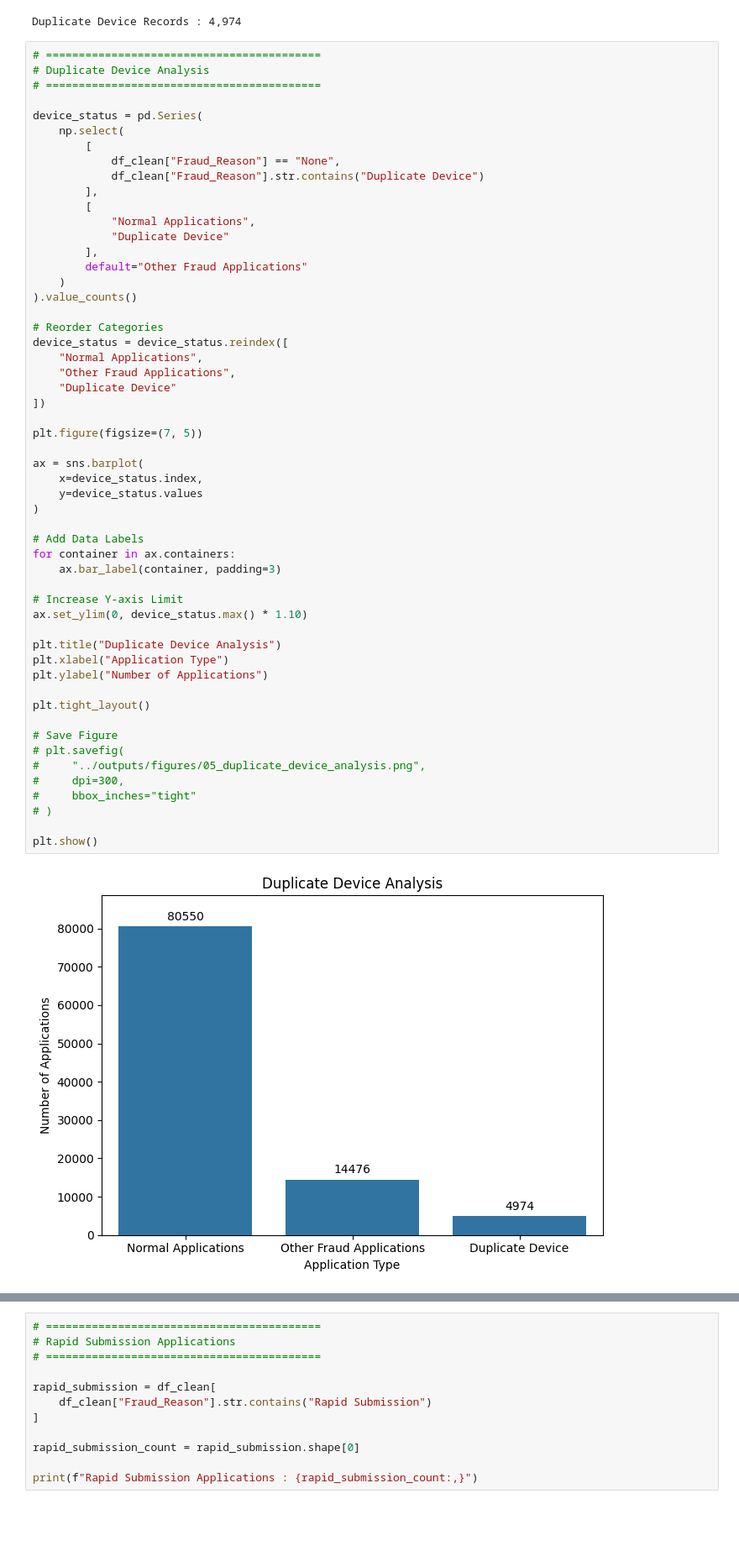
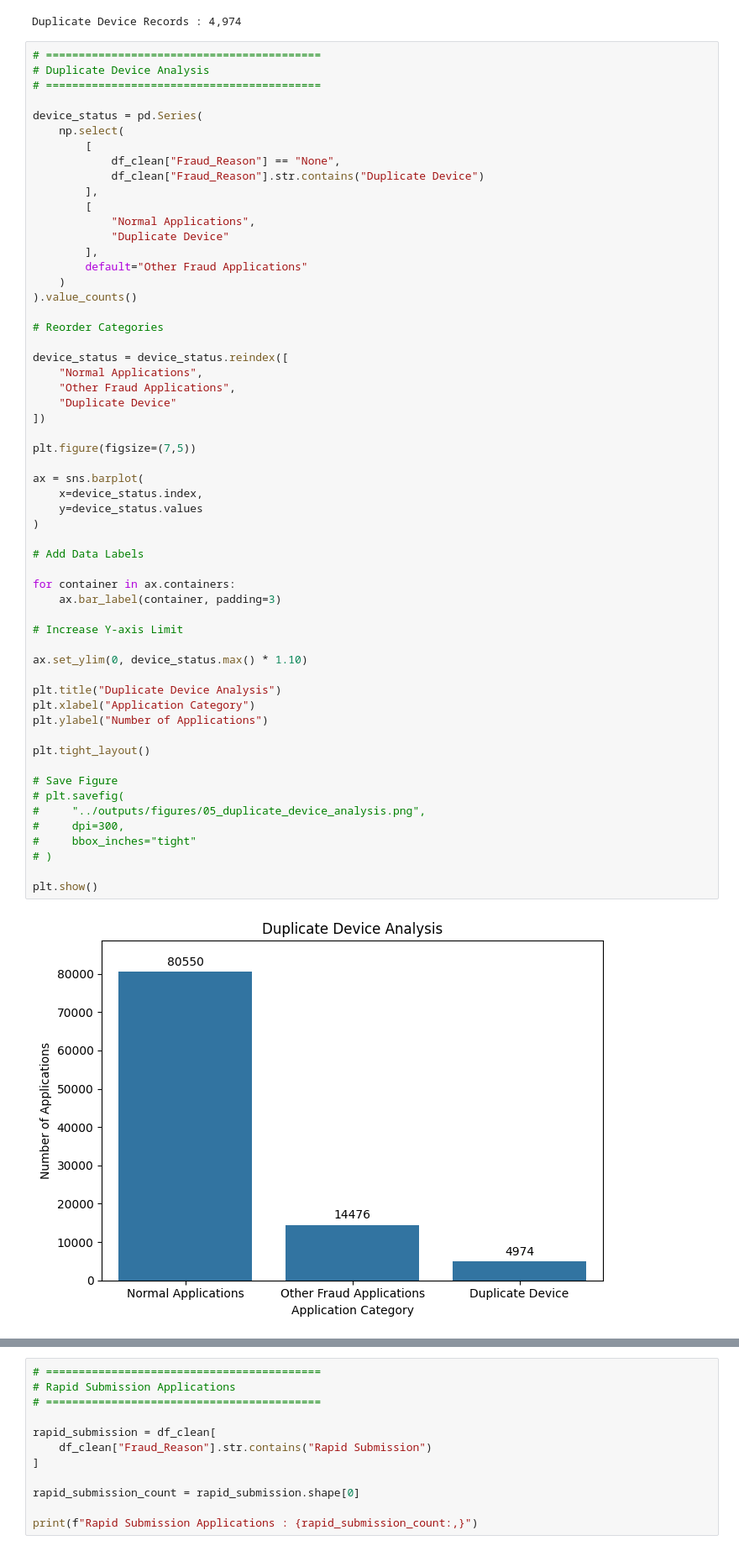
Before and after one commit to huzaifawaheed2/InterneePK-Data-Analyst-Internship, a Jupyter notebook: 03-Fraud-Detection-in-Applications/notebook/Fraud_Detection_in_Applications.ipynb, the cells around one changed output, grey strips where cells are left out. Shown at 84% size. Drawn from its saved outputs; the diff is of its cells as text; blank space fills up the shorter version.

```diff
--- a/03-Fraud-Detection-in-Applications/notebook/Fraud_Detection_in_Applications.ipynb
+++ b/03-Fraud-Detection-in-Applications/notebook/Fraud_Detection_in_Applications.ipynb
@@ -684,42 +687,45 @@ device_status = pd.Series(
 ).value_counts()
 
 # Reorder Categories
+
 device_status = device_status.reindex([
     "Normal Applications",
     "Other Fraud Applications",
     "Duplicate Device"
 ])
 
-plt.figure(figsize=(7, 5))
+plt.figure(figsize=(7,5))
 
 ax = sns.barplot(
     x=device_status.index,
     y=device_status.values
 )
 
 # Add Data Labels
+
 for container in ax.containers:
     ax.bar_label(container, padding=3)
 
 # Increase Y-axis Limit
+
 ax.set_ylim(0, device_status.max() * 1.10)
 
 plt.title("Duplicate Device Analysis")
-plt.xlabel("Application Type")
+plt.xlabel("Application Category")
 plt.ylabel("Number of Applications")
 
 plt.tight_layout()
 
 # Save Figure
 # plt.savefig(
 #     "../outputs/figures/05_duplicate_device_analysis.png",
 #     dpi=300,
 #     bbox_inches="tight"
 # )
 
 plt.show()
 # %% [output]
-[figure, old version]
+[figure, new version]
 # %% [markdown]
 **Observation:**
 
```
Also changed, not shown: parts of 102 cells of this notebook.
